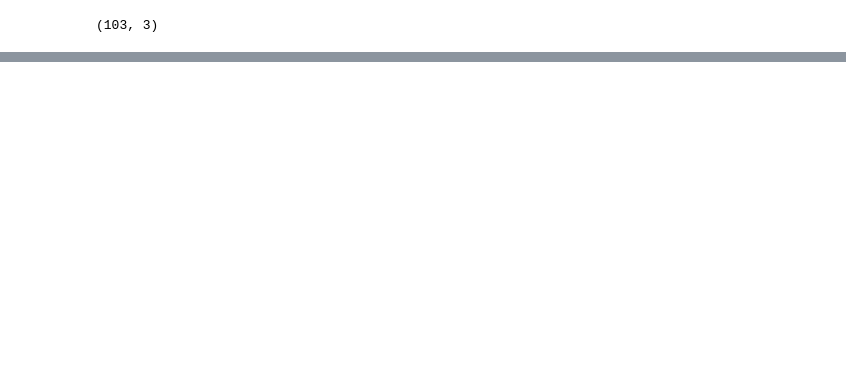
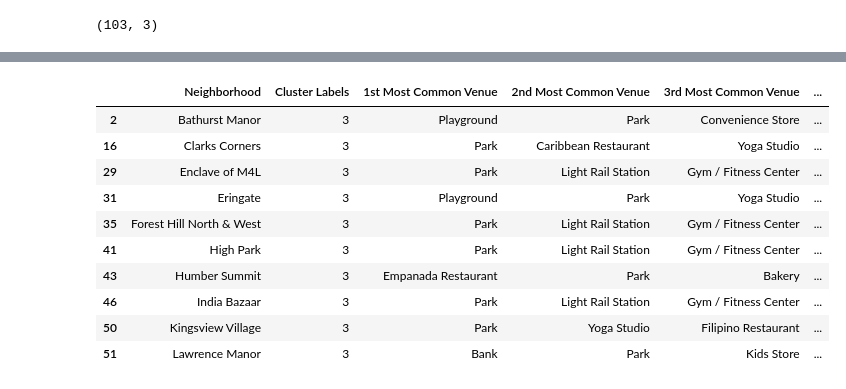
Before and after one commit to KirosG/toronto_clustering, a Jupyter notebook: Segmenting and Clustering Neighborhoods in Toronto.ipynb, the cells around one changed output, grey strips where cells are left out. Drawn from its saved outputs; the diff is of its cells as text; code cells hidden in the pictures; blank space fills up the shorter version.

```diff
--- a/Segmenting and Clustering Neighborhoods in Toronto.ipynb
+++ b/Segmenting and Clustering Neighborhoods in Toronto.ipynb
@@ -159,0 +518,21 @@ map_toronto
+# %%
+num_top_venues = 10
+
+indicators = ['st', 'nd', 'rd']
+
+# create columns according to number of top venues
+columns = ['Neighborhood']
+for ind in np.arange(num_top_venues):
+    try:
+        columns.append('{}{} Most Common Venue'.format(ind+1, indicators[ind]))
+    except:
+        columns.append('{}th Most Common Venue'.format(ind+1))
+
+# create a new dataframe
+neighborhoods_venues_sorted = pd.DataFrame(columns=columns)
+neighborhoods_venues_sorted['Neighborhood'] = grouped['Neighborhood']
+
+for ind in np.arange(grouped.shape[0]):
+    neighborhoods_venues_sorted.iloc[ind, 1:] = return_most_common_venues(grouped.iloc[ind, :], num_top_venues)
+
+neighborhoods_venues_sorted.head()
@@ -159,0 +556,11 @@ map_toronto
+# %%
+# set number of clusters
+kclusters = 4
+
+grouped_clustering = grouped.drop('Neighborhood', 1)
+
+# run k-means clustering
+kmeans = KMeans(n_clusters=kclusters, random_state=0).fit(grouped_clustering)
+
+# check cluster labels generated for each row in the dataframe
+kmeans.labels_
@@ -159,0 +573,10 @@ map_toronto
+# %%
+merged = df.groupby("Neighborhood").mean().reset_index()
+
+# add clustering labels
+merged['Cluster Labels'] = kmeans.labels_
+
+# merge toronto_grouped with toronto_data to add latitude/longitude for each neighborhood
+merged = merged.join(neighborhoods_venues_sorted.set_index('Neighborhood'), on='Neighborhood')
+
+merged.head() # check the last columns!
@@ -159,0 +676,14 @@ map_toronto
+# %%
+merged.loc[merged['Cluster Labels'] == 3, merged.columns[[0] + list(range(3, merged.shape[1]))]].head(10)
+# %% [output]
+|  | Neighborhood | Cluster Labels | 1st Most Common Venue | 2nd Most Common Venue | 3rd Most Common Venue | ... |
+| 2 | Bathurst Manor | 3 | Playground | Park | Convenience Store | ... |
+| 16 | Clarks Corners | 3 | Park | Caribbean Restaurant | Yoga Studio | ... |
+| 29 | Enclave of M4L | 3 | Park | Light Rail Station | Gym / Fitness Center | ... |
+| 31 | Eringate | 3 | Playground | Park | Yoga Studio | ... |
+| 35 | Forest Hill North & West | 3 | Park | Light Rail Station | Gym / Fitness Center | ... |
+| 41 | High Park | 3 | Park | Light Rail Station | Gym / Fitness Center | ... |
+| 43 | Humber Summit | 3 | Empanada Restaurant | Park | Bakery | ... |
+| 46 | India Bazaar | 3 | Park | Light Rail Station | Gym / Fitness Center | ... |
+| 50 | Kingsview Village | 3 | Park | Yoga Studio | Filipino Restaurant | ... |
+| 51 | Lawrence Manor | 3 | Bank | Park | Kids Store | ... |
```
Also changed, not shown: parts of 42 cells of this notebook.
